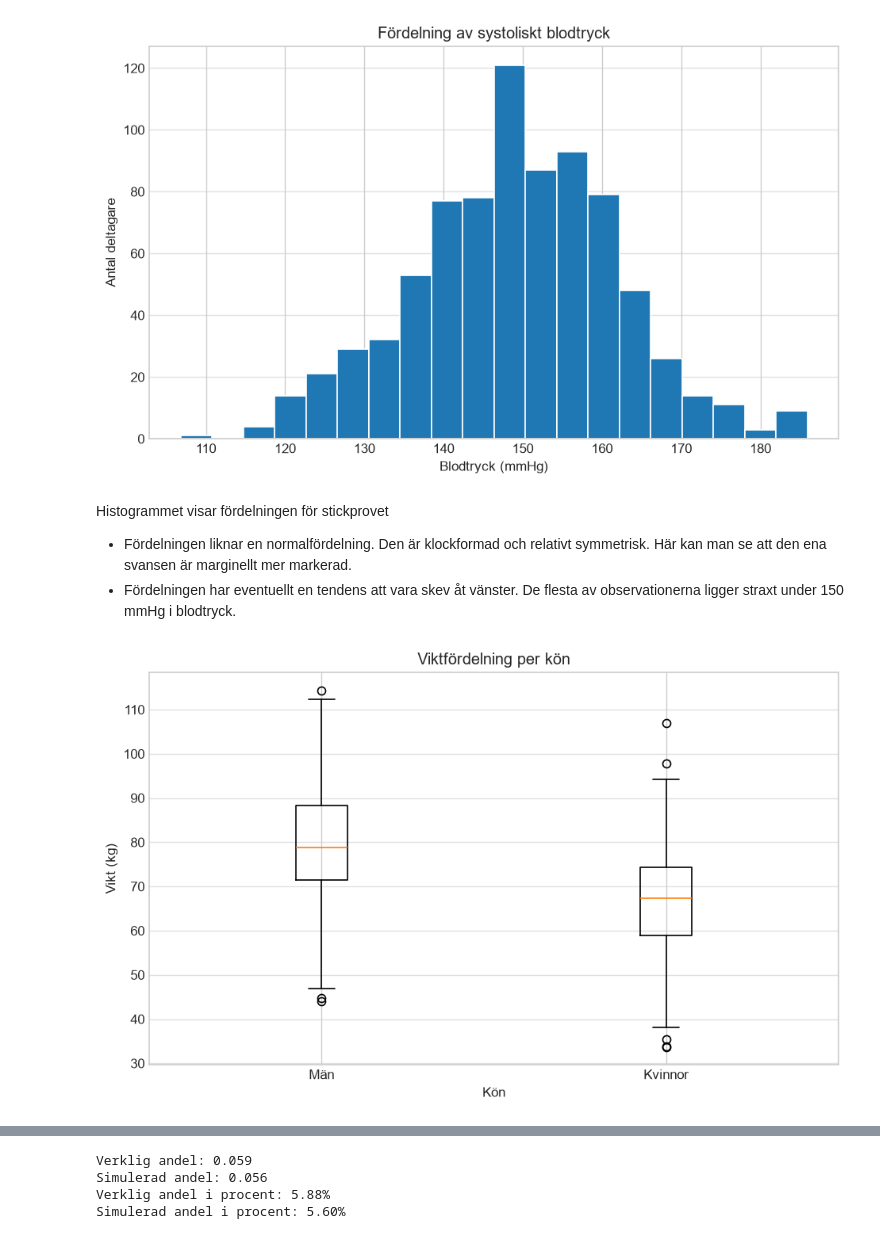
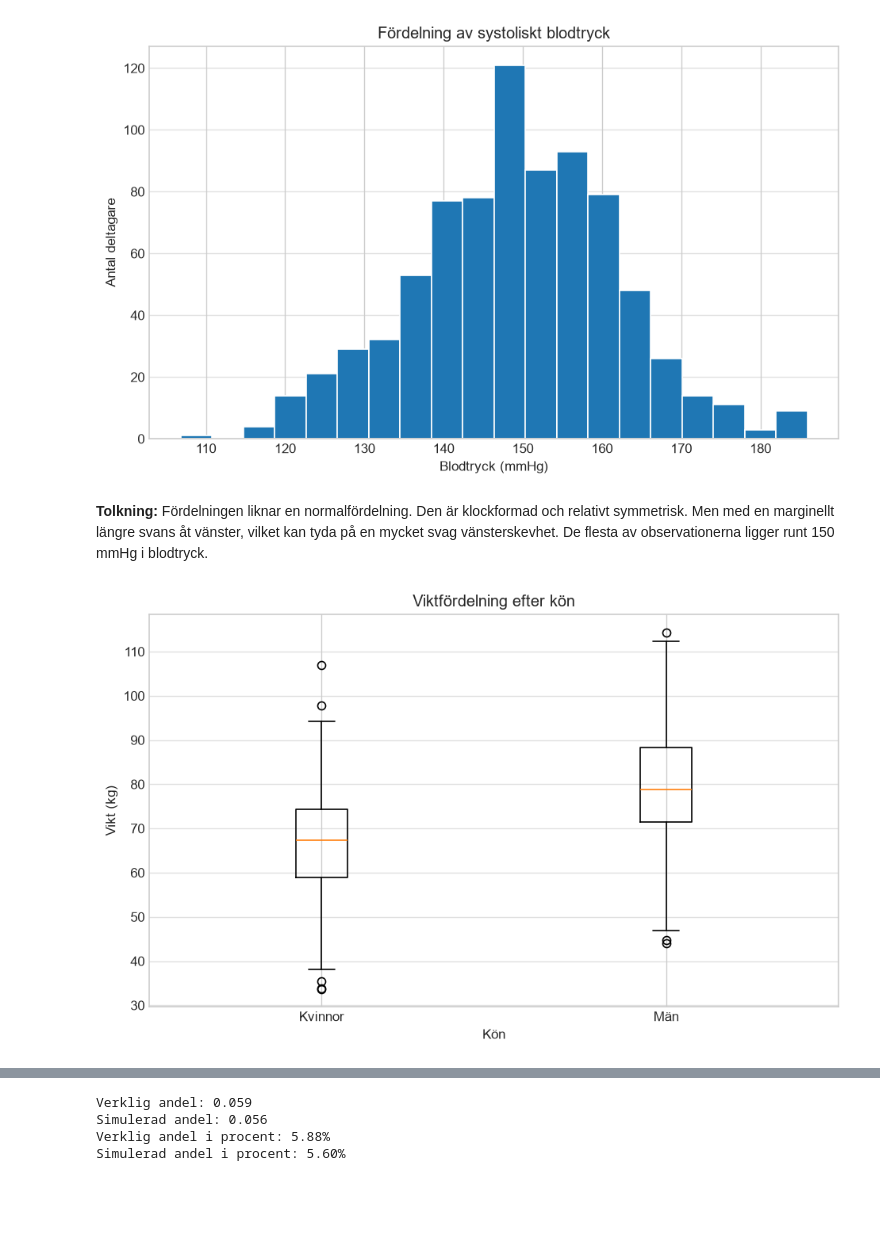
Before and after one commit to kape-code/health-study, a Jupyter notebook: report.ipynb, the cells around one changed output, grey strips where cells are left out. Drawn from its saved outputs; the diff is of its cells as text; code cells hidden in the pictures; blank space fills up the shorter version.

```diff
--- a/report.ipynb
+++ b/report.ipynb
@@ -209,25 +201,23 @@ plt.show()
 # %% [output]
 [figure]
 # %% [markdown]
-Histogrammet visar fördelningen för stickprovet
-- Fördelningen liknar en normalfördelning. Den är klockformad och relativt symmetrisk. Här kan man se att den ena svansen är marginellt mer markerad.
-- Fördelningen har eventuellt en tendens att vara skev åt vänster. De flesta av observationerna ligger straxt under 150 mmHg i blodtryck.
+**Tolkning:** Fördelningen liknar en normalfördelning. Den är klockformad och relativt symmetrisk. Men med en marginellt längre svans åt vänster, vilket kan tyda på en mycket svag vänsterskevhet. De flesta av observationerna ligger runt 150 mmHg i blodtryck.
 # %%
-# Boxplot över vikt per kön
+# Boxplot över vikt efter kön
+female_weight = df.loc[df["sex"] == "F", "weight"].dropna()
 male_weight = df.loc[df["sex"] == "M", "weight"].dropna()
-female_weight = df.loc[df["sex"] == "F", "weight"].dropna()
 
 plt.boxplot(
-    [male_weight, female_weight],
-    tick_labels=["Män", "Kvinnor"]
+    [female_weight, male_weight],
+    tick_labels=["Kvinnor", "Män"]
 )
 
-plt.title("Viktfördelning per kön")
+plt.title("Viktfördelning efter kön")
 plt.xlabel("Kön")
 plt.ylabel("Vikt (kg)")
 plt.grid(axis="y", alpha=0.6)
 plt.tight_layout()
 plt.show()
 # %% [output]
-[figure, old version]
+[figure, new version]
 # %% [markdown]
```
Also changed, not shown: parts of 22 cells of this notebook.
